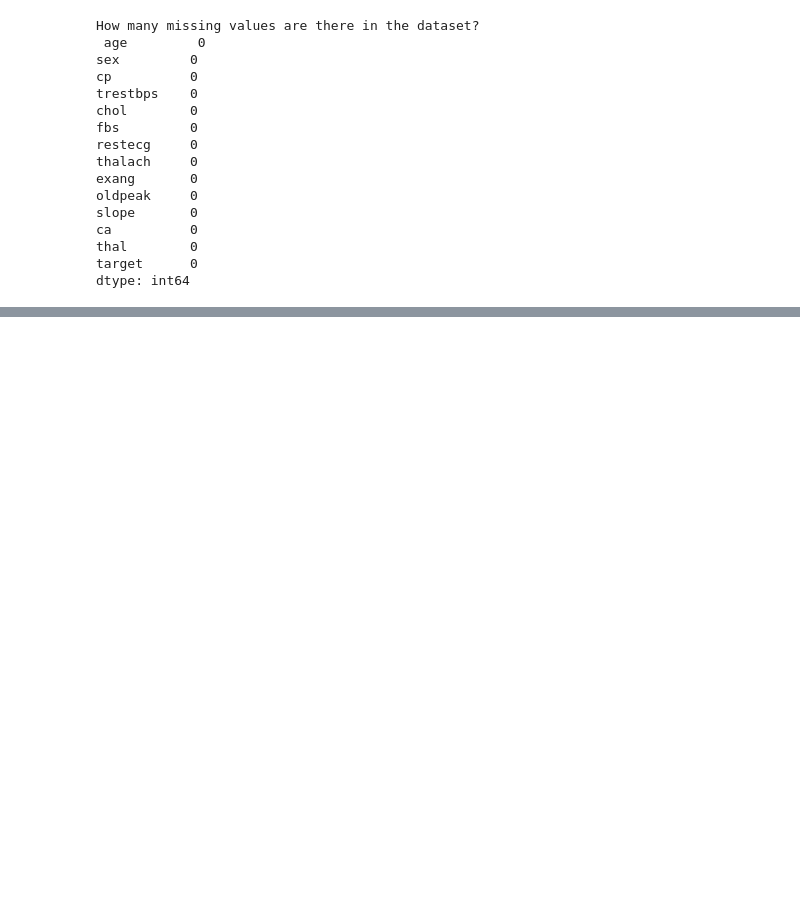
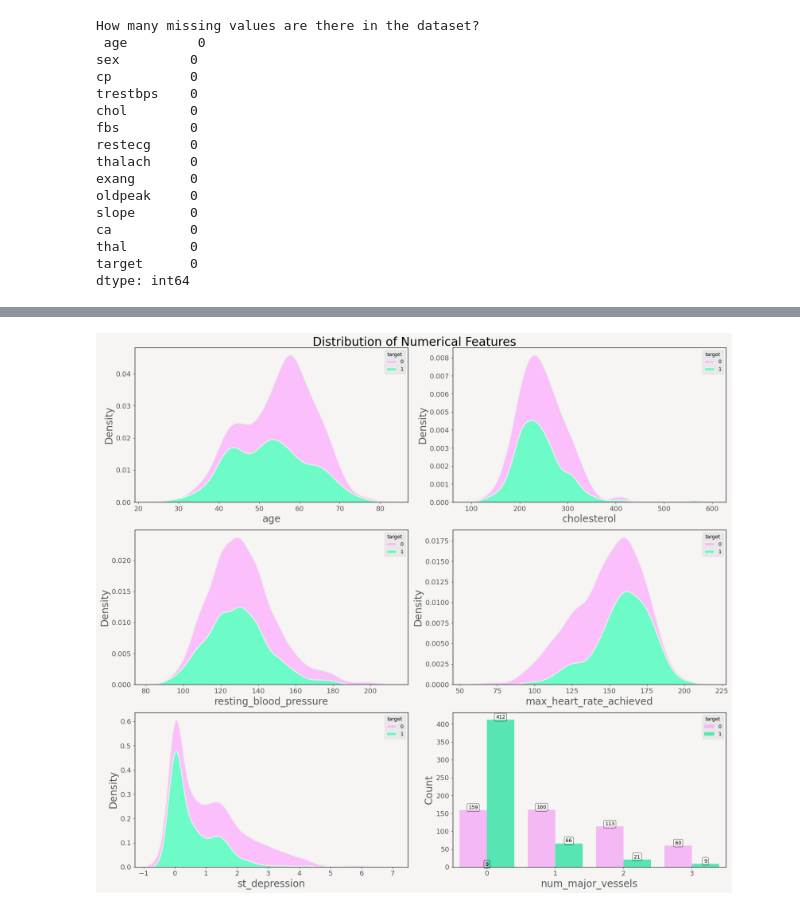
Before and after one commit to avisheksah21/Heart_Disease_Prediction, a Jupyter notebook: CVD/notebook/Untitled.ipynb, the cells around one changed output, grey strips where cells are left out. Saved outputs shown, nothing was run; the diff lists cells and outputs as text; code cells hidden in the pictures; blank space fills up the shorter version.

```diff
--- a/CVD/notebook/Untitled.ipynb
+++ b/CVD/notebook/Untitled.ipynb
@@ -96,0 +196,58 @@ THe length of the data row now is 1000 instead of 1025
+# %%
+# density plots
+mypal = ['#FC05FB', '#FEAEFE', '#FCD2FC','#F3FEFA', '#B4FFE4','#3FFEBA']
+
+# Numerical features (including num_major_vessels as requested)
+num_feats = ['age', 'cholesterol', 'resting_blood_pressure',
+             'max_heart_rate_achieved', 'st_depression', 'num_major_vessels']
+
+# Setup subplots
+L = len(num_feats)
+ncol = 2
+nrow = int(np.ceil(L/ncol))
+fig, axes = plt.subplots(nrow, ncol, figsize=(18, 16), facecolor=background_color)
+fig.subplots_adjust(top=0.92)
+
+# Plot each feature
+for i, col in enumerate(num_feats):
+    ax = axes.flatten()[i]
+    ax.set_facecolor(background_color)
+
+    if col == 'num_major_vessels':
+        # Bar plot for vessel count
+        sns.countplot(data=dataset, x=col, hue="target", palette=mypal[1::4], ax=ax)
+
+        # Add count labels
+        for p in ax.patches:
+            height = p.get_height()
+            ax.text(p.get_x()+p.get_width()/2., height + 3,
+                    '{:1.0f}'.format(height), ha="center",
+                    bbox=dict(facecolor='none', edgecolor='black',
+                             boxstyle='round', linewidth=0.5))
+    else:
+        # KDE plot for continuous features
+        sns.kdeplot(data=dataset, x=col, hue="target",
+                    multiple="stack", palette=mypal[1::4],
+                    ax=ax, linewidth=2)
+
+    # Consistent formatting
+    ax.set_xlabel(col, fontsize=20)
+    ax.set_ylabel("Density" if col != 'num_major_vessels' else "Count", fontsize=20)
+    ax.tick_params(labelsize=14)
+
+    # Borders as in original (no grid)
+    ax.grid(False)
+    for spine in ax.spines.values():
+        spine.set_visible(True)
+        spine.set_edgecolor('black')
+        spine.set_linewidth(1)
+
+# Remove empty subplots if any
+for j in range(i+1, nrow*ncol):
+    fig.delaxes(axes.flatten()[j])
+
+plt.suptitle('Distribution of Numerical Features', fontsize=24)
+plt.tight_layout()
+plt.show()
+# %% [output]
+[figure, added]
```
Also changed, not shown: parts of 8 cells of this notebook.
